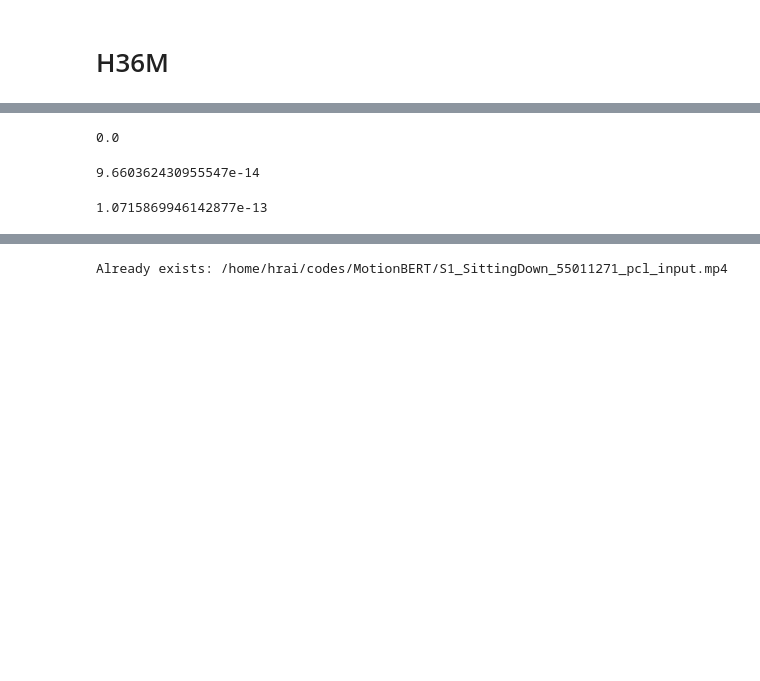
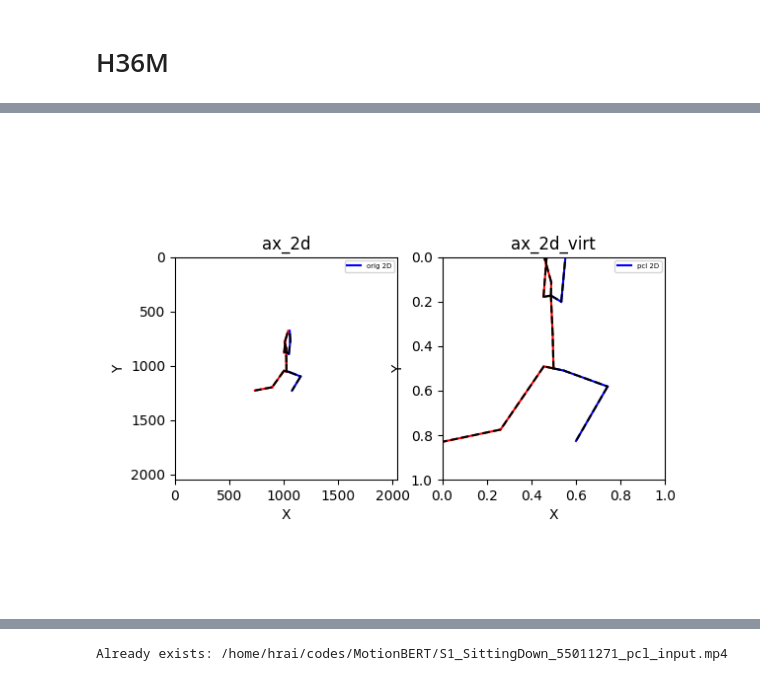
Before and after one commit to hoo223/MotionBERT, a Jupyter notebook: custom_codes/canonical/pcl_example.ipynb, the cells around one changed output, grey strips where cells are left out. Drawn from its saved outputs; the diff is of its cells as text; code cells hidden in the pictures; blank space fills up the shorter version.

```diff
--- a/custom_codes/canonical/pcl_example.ipynb
+++ b/custom_codes/canonical/pcl_example.ipynb
@@ -16,7 +16,7 @@ data_type_list = ['source_list', 'cam_param',
                   'cam_3d_canonical_revolute_no_Rz', 'img_2d_canonical_revolute_no_Rz',
 ]
 overwrite_list = []
-dataset_name = 'h36m'
+dataset_name = '3dhp'
 data_aug = default_data_aug.copy()
 data = load_data_dict(dataset_name, data_type_list, overwrite_list, verbose=True, data_aug=data_aug)
 # %% [output]
@@ -137,12 +136,20 @@ error between R_orig2virt from pcl and R_orig2virt_no_Rz_from_3d 2.3204113251356
-# %%
-np.linalg.norm(img_2d_canonical_pcl_original - data['img_2d_canonical_pcl_original'][subject][action][cam_id].copy(), axis=-1).mean()
-# %% [output]
-0.0
-# %%
-np.linalg.norm(img_2d_canonical_revolute_no_Rz - data['img_2d_canonical_pcl'][subject][action][cam_id].copy(), axis=-1).mean()
-# %% [output]
-9.660362430955547e-14
-# %%
-np.linalg.norm(img_2d_canonical_revolute - data['img_2d_canonical_pcl_with_Rz'][subject][action][cam_id].copy(), axis=-1).mean()
-# %% [output]
-1.0715869946142877e-13
+# %%
+%matplotlib widget
+# check original train data
+frame_num = 200
+configs = {
+    'ax_2d': {'type': '2d', 'loc': 121, 'W': W, 'H': H},
+    'ax_2d_virt': {'type': '2d', 'loc': 122, 'W': 1, 'H': 1},
+}
+
+fig, axs = generate_axes(1, configs, fig_title='')
+plot_pose_setting = [
+    ('ax_2d', img_2d_canonical_revolute,                                  {'color': '', 'label': 'orig 2D'}),
+    ('ax_2d', data['img_2d_canonical_revolute'][subject][action][cam_id], {'color': 'k', 'label': 'orig 2D', 'linestyle': '--'}),
+    ('ax_2d_virt', img_2d_canonical_pcl_original,                                  {'color': '', 'label': 'pcl 2D'}),
+    ('ax_2d_virt', data['img_2d_canonical_pcl_original'][subject][action][cam_id], {'color': 'k', 'label': 'pcl 2D', 'linestyle': '--'}),
+]
+general_plot_func(axs, configs, plot_pose_setting, frame_num)
+plt.show()
+# %% [output]
+[figure, added]
```
Also changed, not shown: parts of 5 cells of this notebook, 5 other files.
